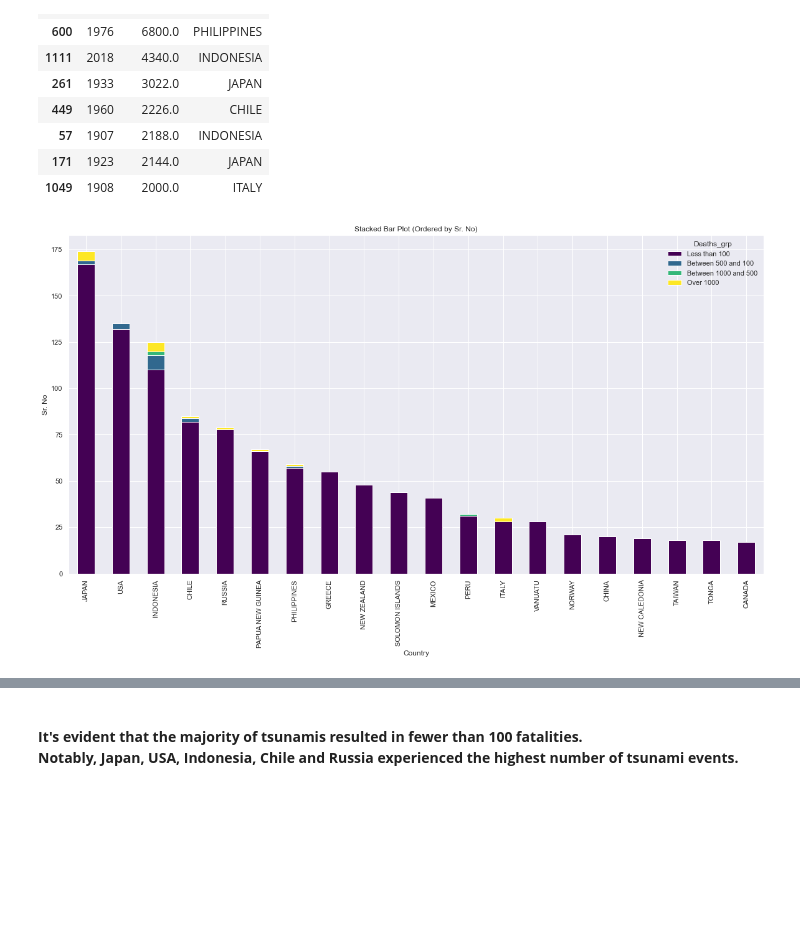
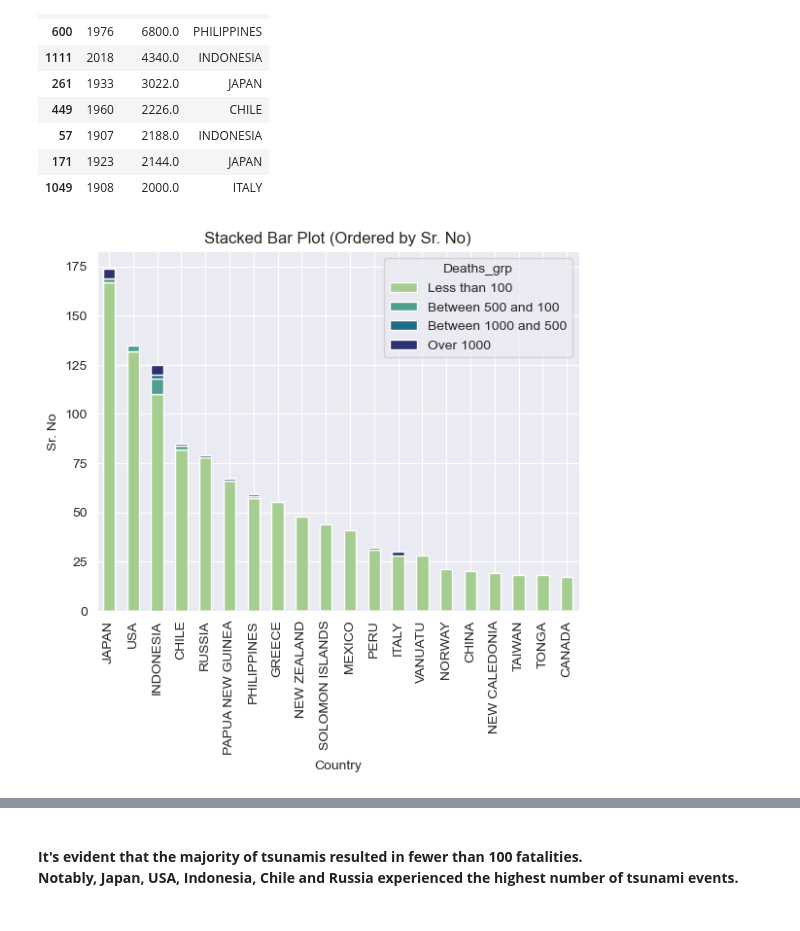
Before and after one commit to Mobrant/Tsunami, a Jupyter notebook: Tsunami analysis.ipynb, the cells around one changed output, grey strips where cells are left out. Saved outputs shown, nothing was run; the diff lists cells and outputs as text; code cells hidden in the pictures; blank space fills up the shorter version.

```diff
--- a/Tsunami analysis.ipynb
+++ b/Tsunami analysis.ipynb
@@ -8,13 +8,12 @@ You can put the mouse on the plot figure's to gain information about the data.
 import numpy as np
 import pandas as pd
 import matplotlib.pyplot as plt
-plt.style.use('seaborn-white')
-import plotly.express as px
 import re
-import plotly.graph_objects as go
 import seaborn as sns
-
-from plotly.subplots import make_subplots
+import geopandas as gpd
+import folium
+import geodatasets
+from pyproj import _proj
 # %%
 df = pd.read_csv('./data/tsunamis.csv')
 df.head()
@@ -278,31 +279,31 @@ df['Deaths_grp'] = df['Deaths'].apply(cat_Deaths)
 # %%
 data_cnt_Country=df.groupby(['Country','Deaths_grp'])['Sr.no'].count().sort_values(ascending=False).reset_index()
 data_cnt_Country=data_cnt_Country.loc[data_cnt_Country['Country'].isin(df.groupby(['Country'])['Sr.no'].count().reset_index().nlargest(20,'Sr.no')['Country'])]
 
 df_grouped = data_cnt_Country.groupby(["Country", "Deaths_grp"]).sum().reset_index()
 
 # Pivot the grouped DataFrame for plotting
 df_pivot = df_grouped.pivot(index="Country", columns="Deaths_grp", values="Sr.no").fillna(0)
 df_pivot = df_pivot[['Less than 100', 'Between 500 and 100', 'Between 1000 and 500' , 'Over 1000']]
 
 # Calculate the total values in each row and sort the DataFrame
 df_pivot["Total"] = df_pivot.sum(axis=1)
 df_pivot = df_pivot.sort_values(by="Total", ascending=False)
 
 # Drop the Total column as it's only used for sorting
 df_pivot = df_pivot.drop("Total", axis=1)
 
 # Create a stacked bar plot
-ax = df_pivot.plot(kind="bar", stacked=True, colormap="viridis")
+ax = df_pivot.plot(kind="bar", stacked=True, colormap="crest")
 
 
 
 # pass handle & labels lists along with order as below
 # Add labels and title
 plt.xlabel("Country")
 plt.ylabel("Sr. No")
 plt.title("Stacked Bar Plot (Ordered by Sr. No)")
 # Show the plot
 plt.show()
 # %% [output]
-[figure, old version]
+[figure, new version]
```
Also changed, not shown: parts of 14 cells of this notebook.
